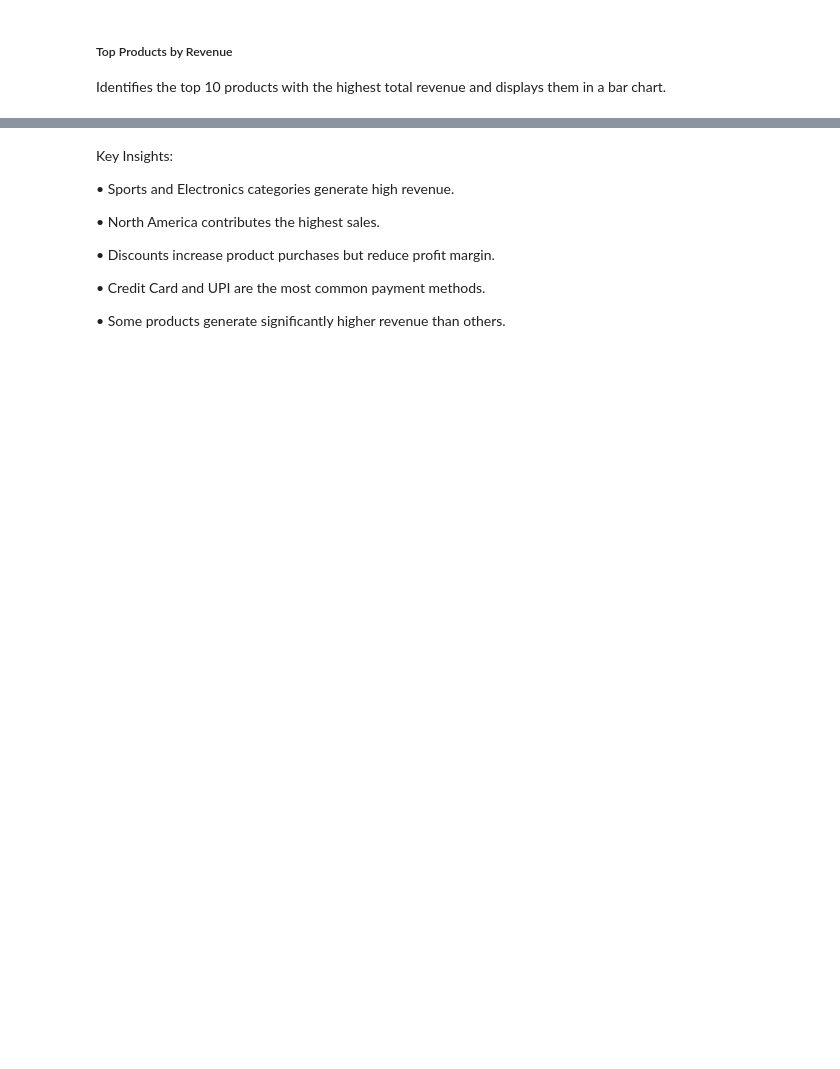
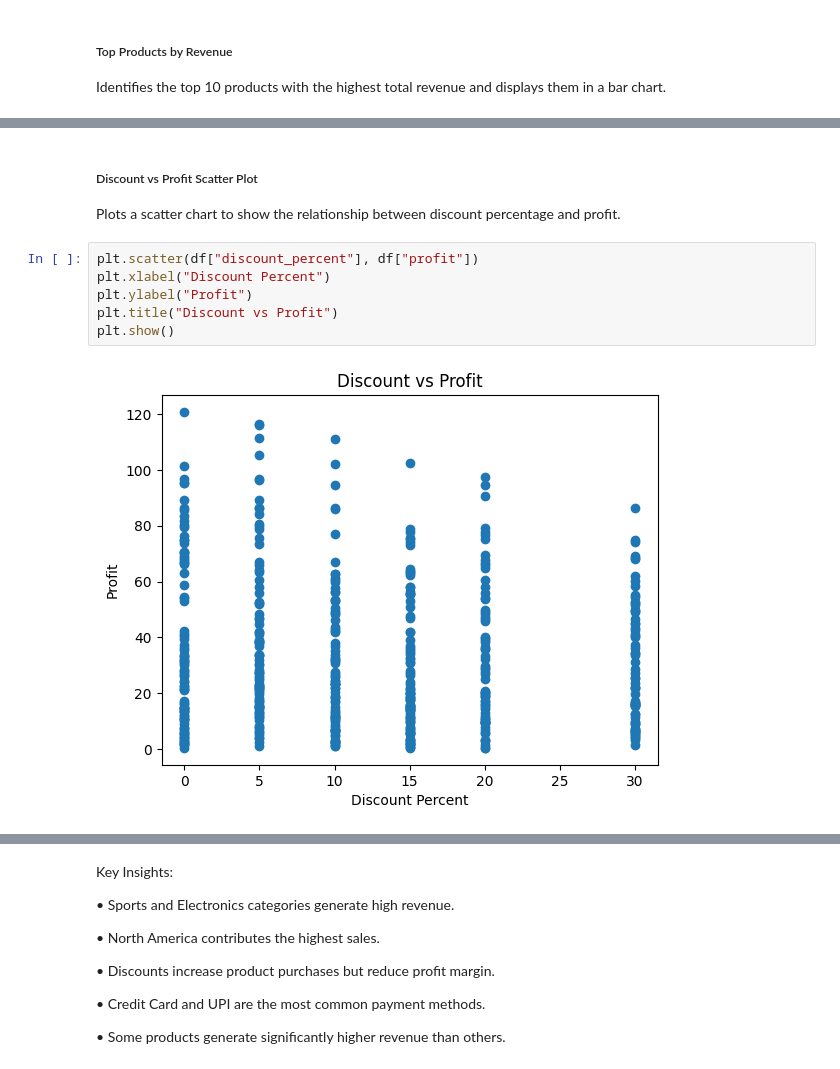
Before and after one commit to parmarriya195-dotcom/amazon-sales-analysis, a Jupyter notebook: final_project.ipynb, the cells around one changed output, grey strips where cells are left out. Cells and saved outputs as stored; diff of their text form; blank space fills up the shorter version.

```diff
--- a/final_project.ipynb
+++ b/final_project.ipynb
@@ -257,0 +250,11 @@ plt.show()
+# %% [markdown]
+##### Discount vs Profit Scatter Plot
+Plots a scatter chart to show the relationship between discount percentage and profit.
+# %%
+plt.scatter(df["discount_percent"], df["profit"])
+plt.xlabel("Discount Percent")
+plt.ylabel("Profit")
+plt.title("Discount vs Profit")
+plt.show()
+# %% [output]
+[figure, added]
```
Also changed, not shown: parts of 10 cells of this notebook.
